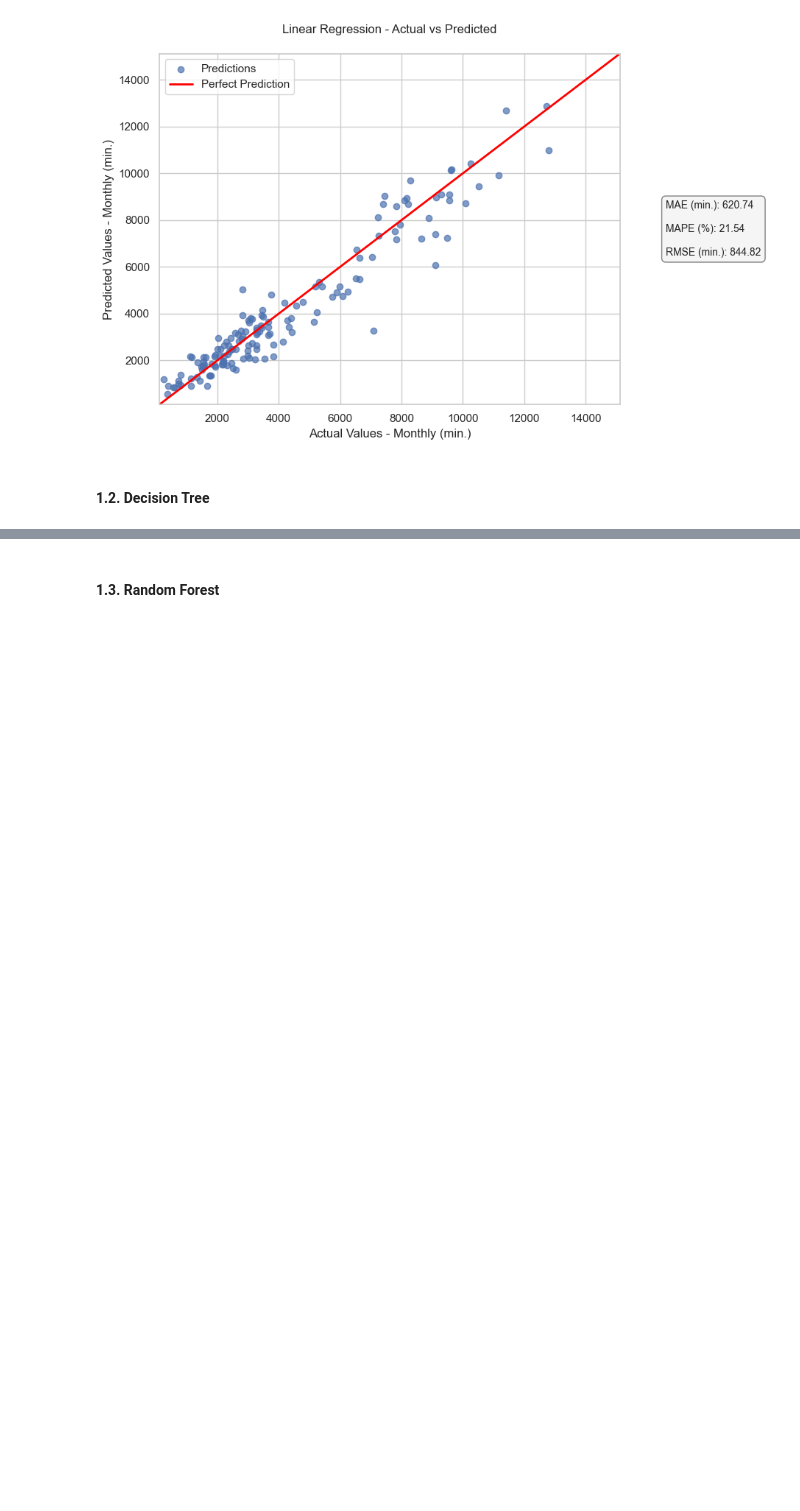
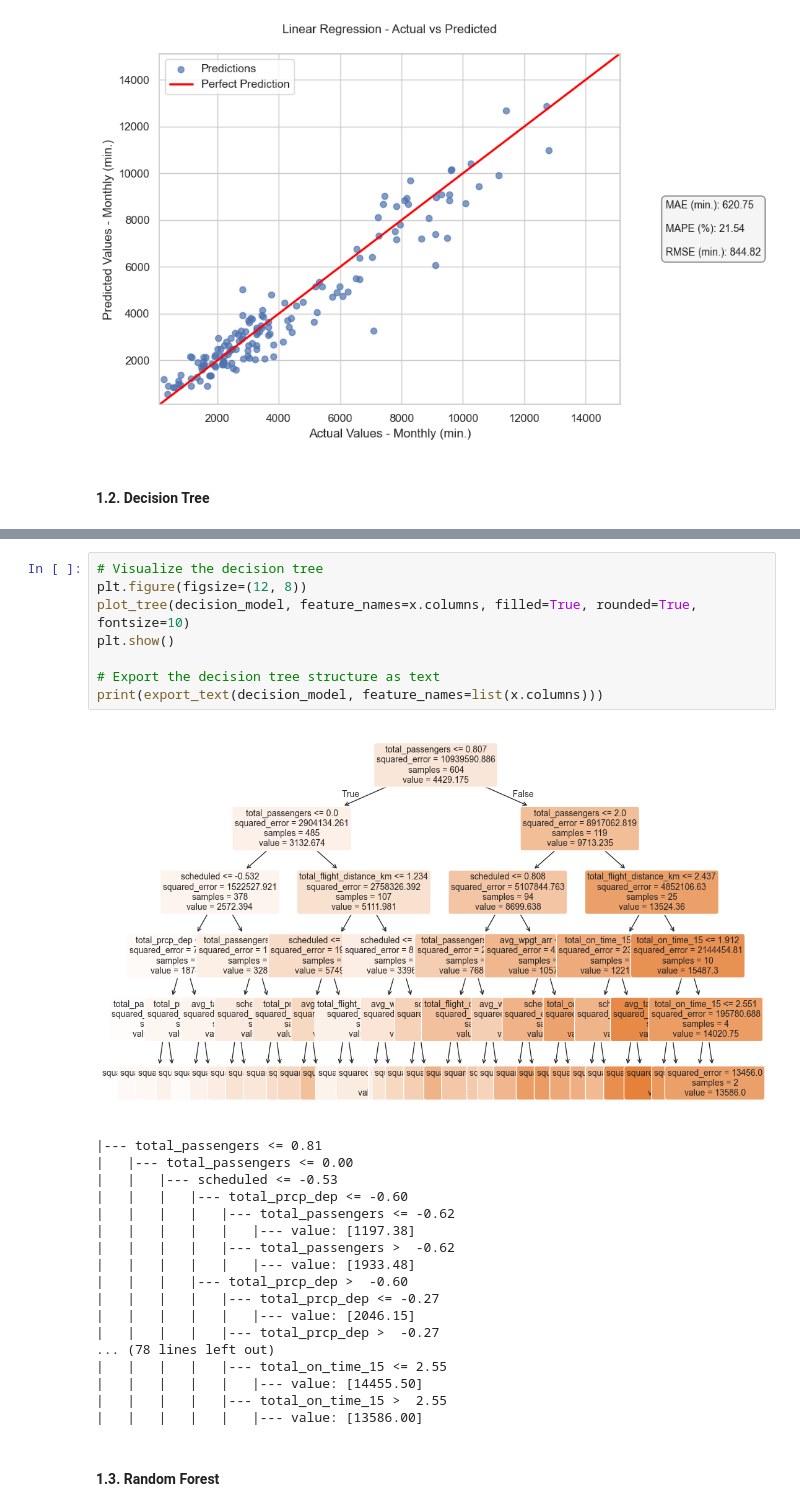
Before and after one commit to DT-Service-Consulting/avstats, a Jupyter notebook: avstats/AvStats_ML.ipynb, the cells around one changed output, grey strips where cells are left out. Cells and saved outputs as stored; diff of their text form; blank space fills up the shorter version.

```diff
--- a/avstats/AvStats_ML.ipynb
+++ b/avstats/AvStats_ML.ipynb
@@ -171,3 +168,30 @@ print(export_text(decision_model, feature_names=list(x.columns)))
+# %%
+# Visualize the decision tree
+plt.figure(figsize=(12, 8))
+plot_tree(decision_model, feature_names=x.columns, filled=True, rounded=True, fontsize=10)
+plt.show()
+
+# Export the decision tree structure as text
+print(export_text(decision_model, feature_names=list(x.columns)))
+# %% [output]
+[figure, added]
+|--- total_passengers <= 0.81
+|   |--- total_passengers <= 0.00
+|   |   |--- scheduled <= -0.53
+|   |   |   |--- total_prcp_dep <= -0.60
+|   |   |   |   |--- total_passengers <= -0.62
+|   |   |   |   |   |--- value: [1197.38]
+|   |   |   |   |--- total_passengers >  -0.62
+|   |   |   |   |   |--- value: [1933.48]
+|   |   |   |--- total_prcp_dep >  -0.60
+|   |   |   |   |--- total_prcp_dep <= -0.27
+|   |   |   |   |   |--- value: [2046.15]
+|   |   |   |   |--- total_prcp_dep >  -0.27
+... (78 lines left out)
+|   |   |   |   |--- total_on_time_15 <= 2.55
+|   |   |   |   |   |--- value: [14455.50]
+|   |   |   |   |--- total_on_time_15 >  2.55
+|   |   |   |   |   |--- value: [13586.00]
 # %% [markdown]
 #### **1.3. Random Forest**
 # %%
```
Also changed, not shown: parts of 13 cells of this notebook, 5 other files.
